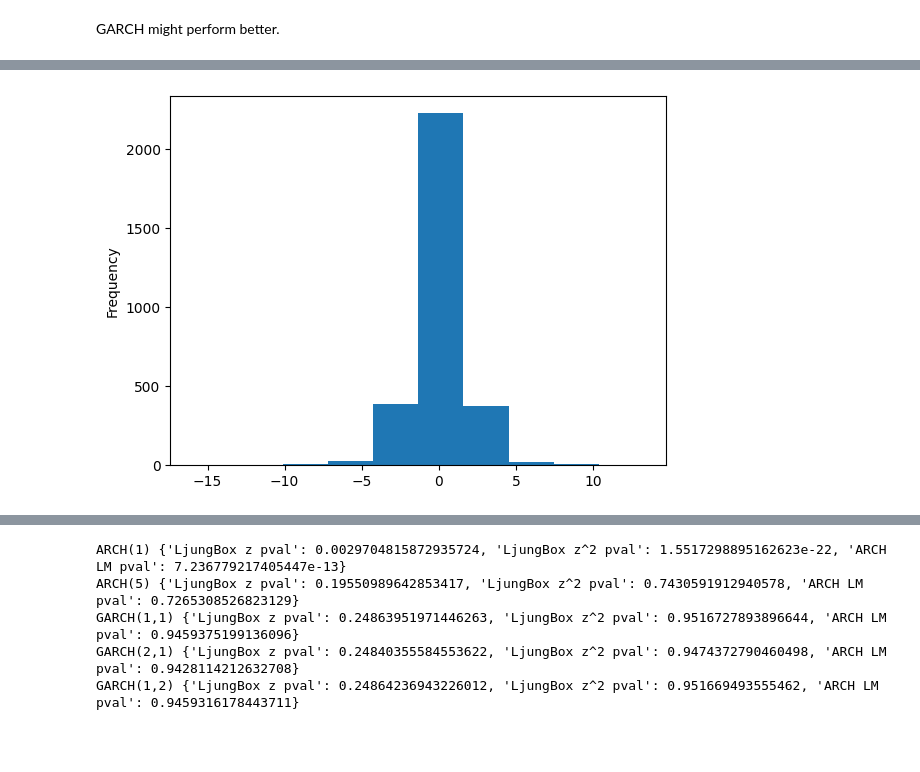
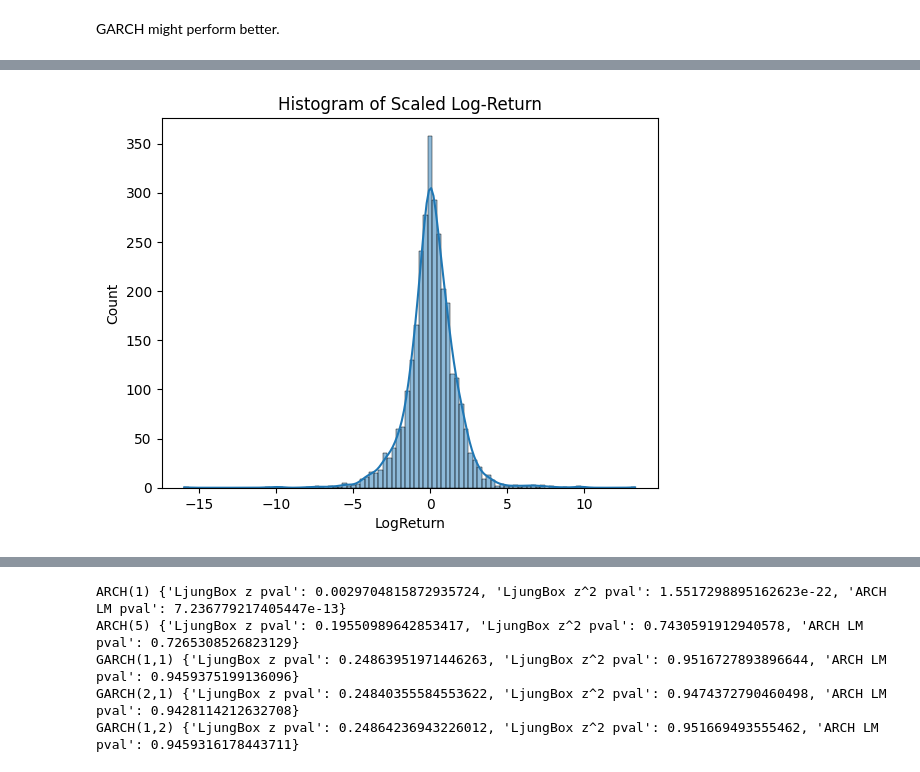
Before and after one commit to shashankgarewal/Time-Series-Analysis-Forecasting, a Jupyter notebook: notebooks/03_baseline_model.ipynb, the cells around one changed output, grey strips where cells are left out. Cells and saved outputs as stored; diff of their text form; code cells hidden in the pictures; blank space fills up the shorter version.

```diff
--- a/notebooks/03_baseline_model.ipynb
+++ b/notebooks/03_baseline_model.ipynb
@@ -83,7 +85,9 @@ np.float64(0.0838)
 # %%
-r_pct.plot(kind='hist');
+sns.histplot(r_pct, bins=100, kde=True)
+plt.title('Histogram of Scaled Log-Return')
+plt.show()
 # %% [output]
-[figure, old version]
+[figure, new version]
 # %%
 models = pd.DataFrame(columns=['model', 'aic', 'bic', 'lik'])
 
```
Also changed, not shown: parts of 12 cells of this notebook.
